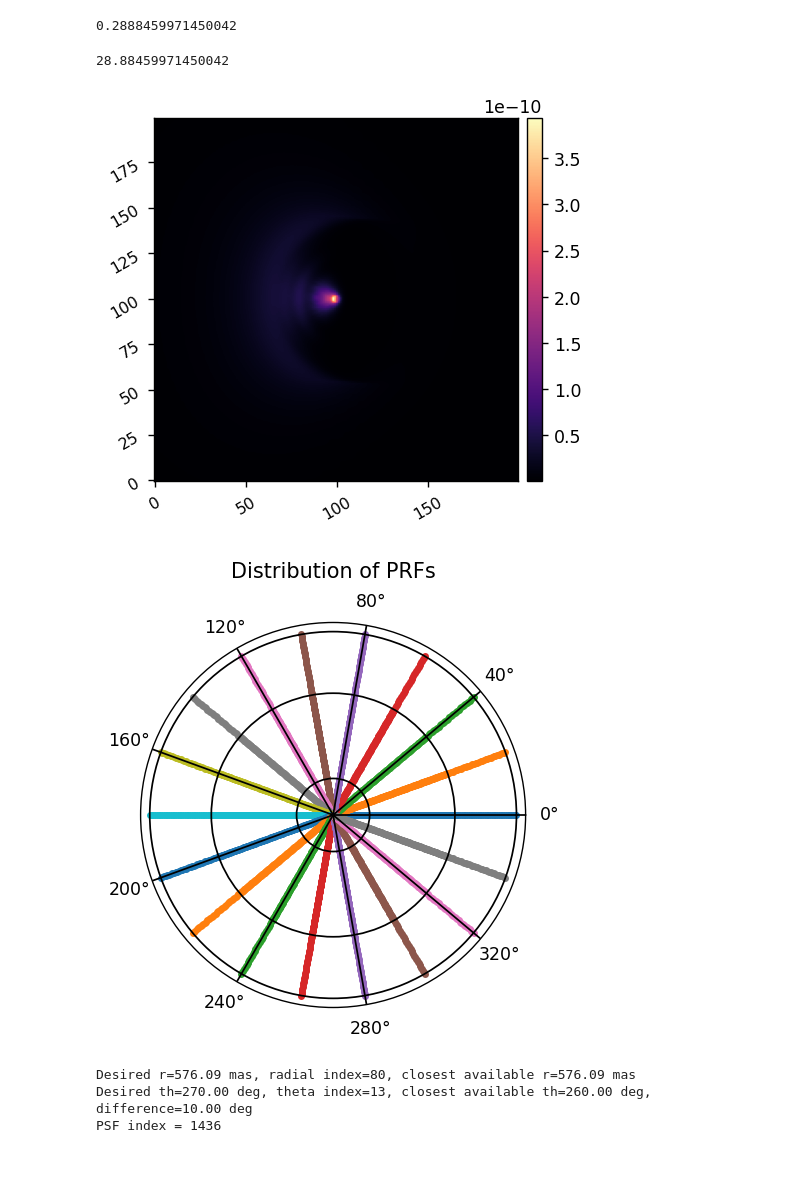
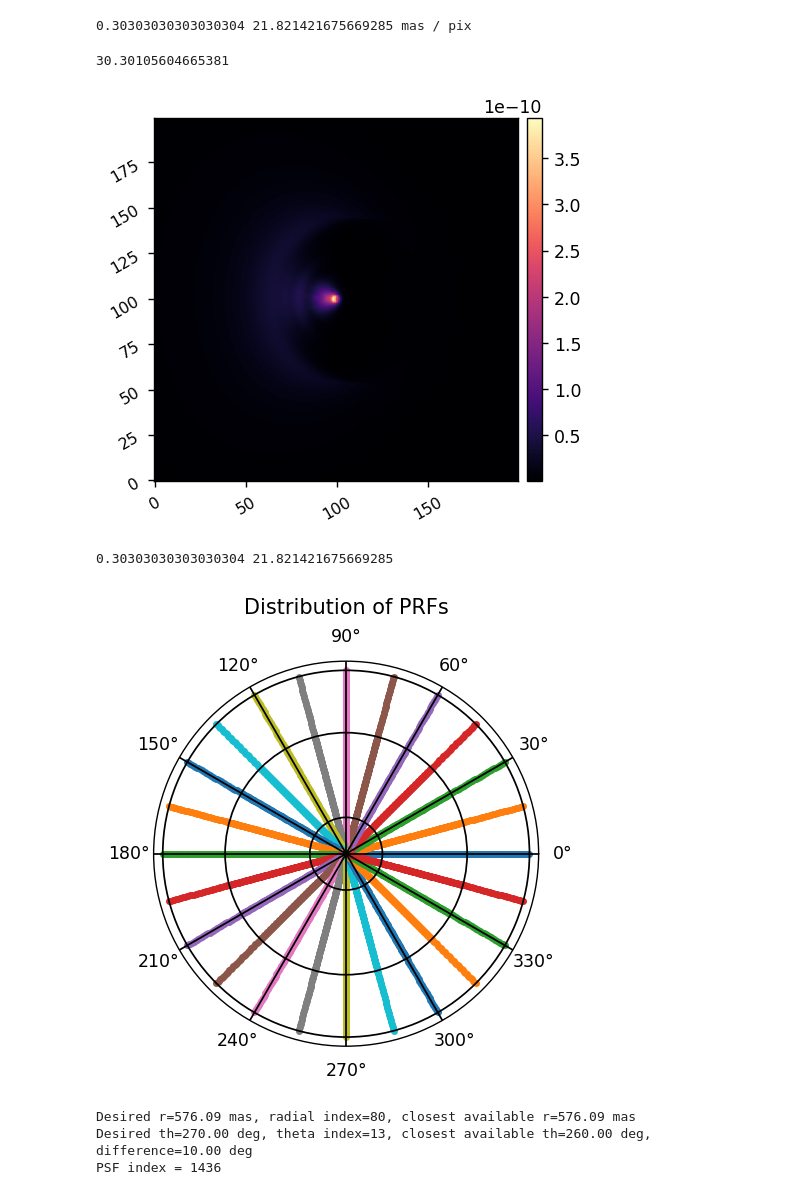
Before and after one commit to kian1377/disk-processing, a Jupyter notebook: spc_band4_20240418_interp_psfs.ipynb, the cells around one changed output. Drawn from its saved outputs; the diff is of its cells as text; code cells hidden in the pictures; blank space fills up the shorter version.

Commit message:
rerunning SPC PRFs at correct resolution, interpolated HLC PRFs for 100x100 disk

```diff
--- a/spc_band4_20240418_interp_psfs.ipynb
+++ b/spc_band4_20240418_interp_psfs.ipynb
@@ -31,56 +31,61 @@ wavelength_c = 825e-9*u.m
 D = 2.3631*u.m
 mas_per_lamD = (wavelength_c/D*u.radian).to(u.mas)
 
-psf_pixelscale_mas = 20.8*u.mas/u.pix
-psf_pixelscale_lamD = psf_pixelscale_mas.value / mas_per_lamD.value
-print(psf_pixelscale_lamD)
+psf_pixelscale = 13e-6
+psf_pixelscale_lamD = 500/825 * 1/2
+psf_pixelscale_mas = psf_pixelscale_lamD*mas_per_lamD/u.pix
+print(psf_pixelscale_lamD, psf_pixelscale_mas)
 
 iwa = 6
 owa = 20
 # %% [output]
-0.2888459971450042
+0.30303030303030304 21.821421675669285 mas / pix
 # %%
 disk = fits.getdata(data_dir/'disks'/'I_0_eps_eri.fits')
 
 ndisk = 200
-disk_pixelscale_mas = 20.8*u.mas/u.pix
+disk_pixelscale_mas = 21.82*u.mas/u.pix
 disk_extent = ndisk/2*disk_pixelscale_mas/mas_per_lamD
 print(disk_extent.value)
 
 disk = utils.pad_or_crop(disk, ndisk) # crop it to our region of interest
 imshow1(disk)
 # %% [output]
-28.88459971450042
+30.30105604665381
 [figure]
 # %%
 polaxis = -2
 
 psfs = fits.getdata(data_dir/'psfs'/f'spc_band4_psfs_polaxis{polaxis:d}_20240418.fits')
-r_offsets = fits.getdata(data_dir/'psfs'/'spc_band4_psfs_radial_samples_may2024.fits')
-thetas = fits.getdata(data_dir/'psfs'/'spc_band4_psfs_theta_samples_may2024.fits')*u.deg
+psfs_hdr = fits.getheader(data_dir/'psfs'/f'spc_band4_psfs_polaxis{polaxis:d}_20240418.fits')
+print(psfs_hdr['PXSCLAMD'], psfs_hdr['PXSCLMAS'])
+
+r_offsets = fits.getdata(data_dir/'psfs'/f'spc_band4_radial_samples_polaxis{polaxis:d}_may2024.fits')
+thetas = fits.getdata(data_dir/'psfs'/f'spc_band4_theta_samples_polaxis{polaxis:d}_may2024.fits')*u.deg
 
 npsf = psfs.shape[1]
 
 theta_offsets = []
 for r in r_offsets[1:]:
     theta_offsets.append(thetas.to(u.radian).value)
 theta_offsets = np.array(theta_offsets)
 theta_offsets.shape
 
 fig = plt.figure(dpi=125, figsize=(4,4))
 
 ax1 = plt.subplot(111, projection='polar')
 ax1.plot(theta_offsets, r_offsets[1:], '.', )
 ax1.set_yticklabels([])
 ax1.set_rticks([iwa, owa, max(r_offsets)],)  # Less radial ticks
 ax1.set_rlabel_position(55)  # Move radial labels away from plotted line
 ax1.set_thetagrids(thetas[::2].value)
 ax1.grid(axis='x', visible=True, color='black', linewidth=1)
 ax1.grid(axis='y', color='black', linewidth = 1)
 ax1.set_title('Distribution of PRFs', va='bottom')
 ax1.set_axisbelow(False)
 # %% [output]
+0.30303030303030304 21.821421675669285
-[figure, old version]
+[figure, new version]
 # %%
 r_offsets_mas = r_offsets * mas_per_lamD
 
```
Also changed, not shown: parts of 1 cell of this notebook, 6 other files.
